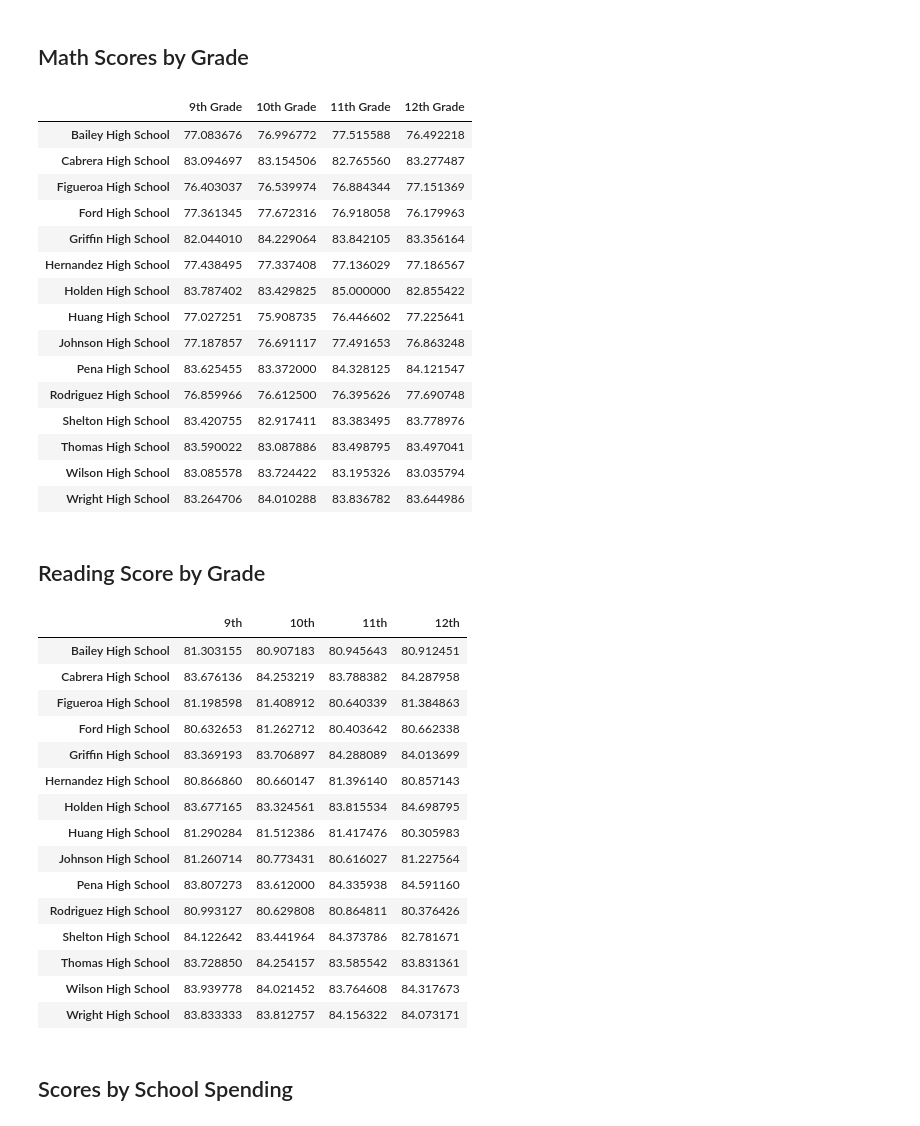
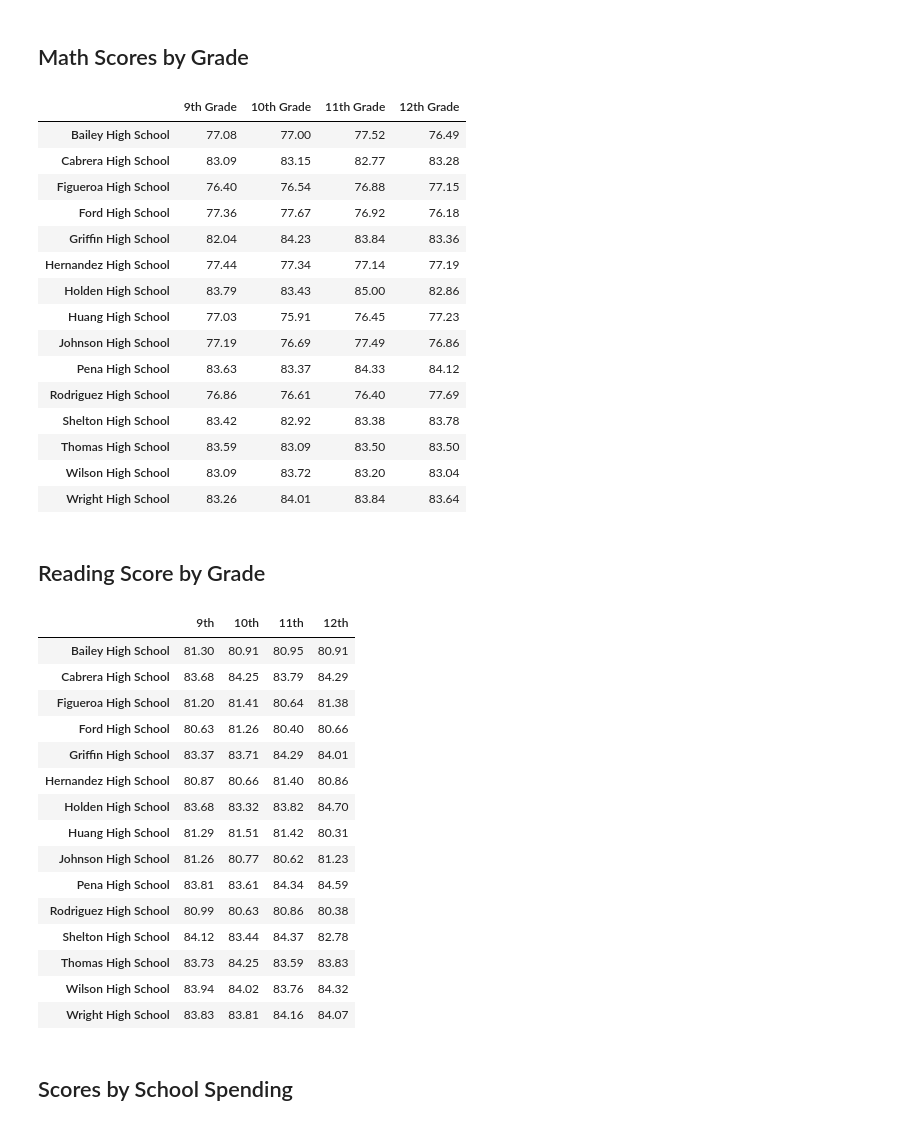
Before and after one commit to heatherrichardson300/pandas-challenge, a Jupyter notebook: PyCitySchools/PyCitySchools_starter.ipynb, the cells around one changed output. Saved outputs shown, nothing was run; the diff lists cells and outputs as text; code cells hidden in the pictures.

```diff
--- a/PyCitySchools/PyCitySchools_starter.ipynb
+++ b/PyCitySchools/PyCitySchools_starter.ipynb
@@ -342,70 +278,70 @@ math_scores_by_grade = pd.DataFrame(
 math_scores_by_grade.index.name = None
 
 # Display the DataFrame
-math_scores_by_grade
+math_scores_by_grade.round(2)
 # %% [output]
 |  | 9th Grade | 10th Grade | 11th Grade | 12th Grade |
-| Bailey High School | 77.083676 | 76.996772 | 77.515588 | 76.492218 |
-| Cabrera High School | 83.094697 | 83.154506 | 82.765560 | 83.277487 |
-| Figueroa High School | 76.403037 | 76.539974 | 76.884344 | 77.151369 |
-| Ford High School | 77.361345 | 77.672316 | 76.918058 | 76.179963 |
-| Griffin High School | 82.044010 | 84.229064 | 83.842105 | 83.356164 |
-| Hernandez High School | 77.438495 | 77.337408 | 77.136029 | 77.186567 |
-| Holden High School | 83.787402 | 83.429825 | 85.000000 | 82.855422 |
-| Huang High School | 77.027251 | 75.908735 | 76.446602 | 77.225641 |
-| Johnson High School | 77.187857 | 76.691117 | 77.491653 | 76.863248 |
-| Pena High School | 83.625455 | 83.372000 | 84.328125 | 84.121547 |
-| Rodriguez High School | 76.859966 | 76.612500 | 76.395626 | 77.690748 |
-| Shelton High School | 83.420755 | 82.917411 | 83.383495 | 83.778976 |
-| Thomas High School | 83.590022 | 83.087886 | 83.498795 | 83.497041 |
-| Wilson High School | 83.085578 | 83.724422 | 83.195326 | 83.035794 |
-| Wright High School | 83.264706 | 84.010288 | 83.836782 | 83.644986 |
+| Bailey High School | 77.08 | 77.00 | 77.52 | 76.49 |
+| Cabrera High School | 83.09 | 83.15 | 82.77 | 83.28 |
+| Figueroa High School | 76.40 | 76.54 | 76.88 | 77.15 |
+| Ford High School | 77.36 | 77.67 | 76.92 | 76.18 |
+| Griffin High School | 82.04 | 84.23 | 83.84 | 83.36 |
+| Hernandez High School | 77.44 | 77.34 | 77.14 | 77.19 |
+| Holden High School | 83.79 | 83.43 | 85.00 | 82.86 |
+| Huang High School | 77.03 | 75.91 | 76.45 | 77.23 |
+| Johnson High School | 77.19 | 76.69 | 77.49 | 76.86 |
+| Pena High School | 83.63 | 83.37 | 84.33 | 84.12 |
+| Rodriguez High School | 76.86 | 76.61 | 76.40 | 77.69 |
+| Shelton High School | 83.42 | 82.92 | 83.38 | 83.78 |
+| Thomas High School | 83.59 | 83.09 | 83.50 | 83.50 |
+| Wilson High School | 83.09 | 83.72 | 83.20 | 83.04 |
+| Wright High School | 83.26 | 84.01 | 83.84 | 83.64 |
 # %% [markdown]
 ## Reading Score by Grade
 # %%
 # Use the code provided to separate the data by grade
 ninth_graders = school_data_complete[(school_data_complete["grade"] == "9th")]
 tenth_graders = school_data_complete[(school_data_complete["grade"] == "10th")]
 eleventh_graders = school_data_complete[(school_data_complete["grade"] == "11th")]
 twelfth_graders = school_data_complete[(school_data_complete["grade"] == "12th")]
 
 # Group by `school_name` and take the mean of the the `reading_score` column for each.
 ninth_grade_reading_scores = ninth_graders.groupby("school_name")["reading_score"].mean()
 tenth_grader_reading_scores = tenth_graders.groupby("school_name")["reading_score"].mean()
 eleventh_grader_reading_scores = eleventh_graders.groupby("school_name")["reading_score"].mean()
 twelfth_grader_reading_scores = twelfth_graders.groupby("school_name")["reading_score"].mean()
 
 # Combine each of the scores above into single DataFrame called `reading_scores_by_grade`
 reading_scores_by_grade = pd.DataFrame(
     {"9th": ninth_grade_reading_scores,
      "10th": tenth_grader_reading_scores,
      "11th": eleventh_grader_reading_scores,
      "12th": twelfth_grader_reading_scores}
 )
 
 # Minor data wrangling
 reading_scores_by_grade = reading_scores_by_grade[["9th", "10th", "11th", "12th"]]
 reading_scores_by_grade.index.name = None
 
 # Display the DataFrame
-reading_scores_by_grade
+reading_scores_by_grade.round(2)
 # %% [output]
 |  | 9th | 10th | 11th | 12th |
-| Bailey High School | 81.303155 | 80.907183 | 80.945643 | 80.912451 |
-| Cabrera High School | 83.676136 | 84.253219 | 83.788382 | 84.287958 |
-| Figueroa High School | 81.198598 | 81.408912 | 80.640339 | 81.384863 |
-| Ford High School | 80.632653 | 81.262712 | 80.403642 | 80.662338 |
-| Griffin High School | 83.369193 | 83.706897 | 84.288089 | 84.013699 |
-| Hernandez High School | 80.866860 | 80.660147 | 81.396140 | 80.857143 |
-| Holden High School | 83.677165 | 83.324561 | 83.815534 | 84.698795 |
-| Huang High School | 81.290284 | 81.512386 | 81.417476 | 80.305983 |
-| Johnson High School | 81.260714 | 80.773431 | 80.616027 | 81.227564 |
-| Pena High School | 83.807273 | 83.612000 | 84.335938 | 84.591160 |
-| Rodriguez High School | 80.993127 | 80.629808 | 80.864811 | 80.376426 |
-| Shelton High School | 84.122642 | 83.441964 | 84.373786 | 82.781671 |
-| Thomas High School | 83.728850 | 84.254157 | 83.585542 | 83.831361 |
-| Wilson High School | 83.939778 | 84.021452 | 83.764608 | 84.317673 |
-| Wright High School | 83.833333 | 83.812757 | 84.156322 | 84.073171 |
+| Bailey High School | 81.30 | 80.91 | 80.95 | 80.91 |
+| Cabrera High School | 83.68 | 84.25 | 83.79 | 84.29 |
+| Figueroa High School | 81.20 | 81.41 | 80.64 | 81.38 |
+| Ford High School | 80.63 | 81.26 | 80.40 | 80.66 |
+| Griffin High School | 83.37 | 83.71 | 84.29 | 84.01 |
+| Hernandez High School | 80.87 | 80.66 | 81.40 | 80.86 |
+| Holden High School | 83.68 | 83.32 | 83.82 | 84.70 |
+| Huang High School | 81.29 | 81.51 | 81.42 | 80.31 |
+| Johnson High School | 81.26 | 80.77 | 80.62 | 81.23 |
+| Pena High School | 83.81 | 83.61 | 84.34 | 84.59 |
+| Rodriguez High School | 80.99 | 80.63 | 80.86 | 80.38 |
+| Shelton High School | 84.12 | 83.44 | 84.37 | 82.78 |
+| Thomas High School | 83.73 | 84.25 | 83.59 | 83.83 |
+| Wilson High School | 83.94 | 84.02 | 83.76 | 84.32 |
+| Wright High School | 83.83 | 83.81 | 84.16 | 84.07 |
 # %% [markdown]
 ## Scores by School Spending
 # %%
```
Also changed, not shown: parts of 6 cells of this notebook.
